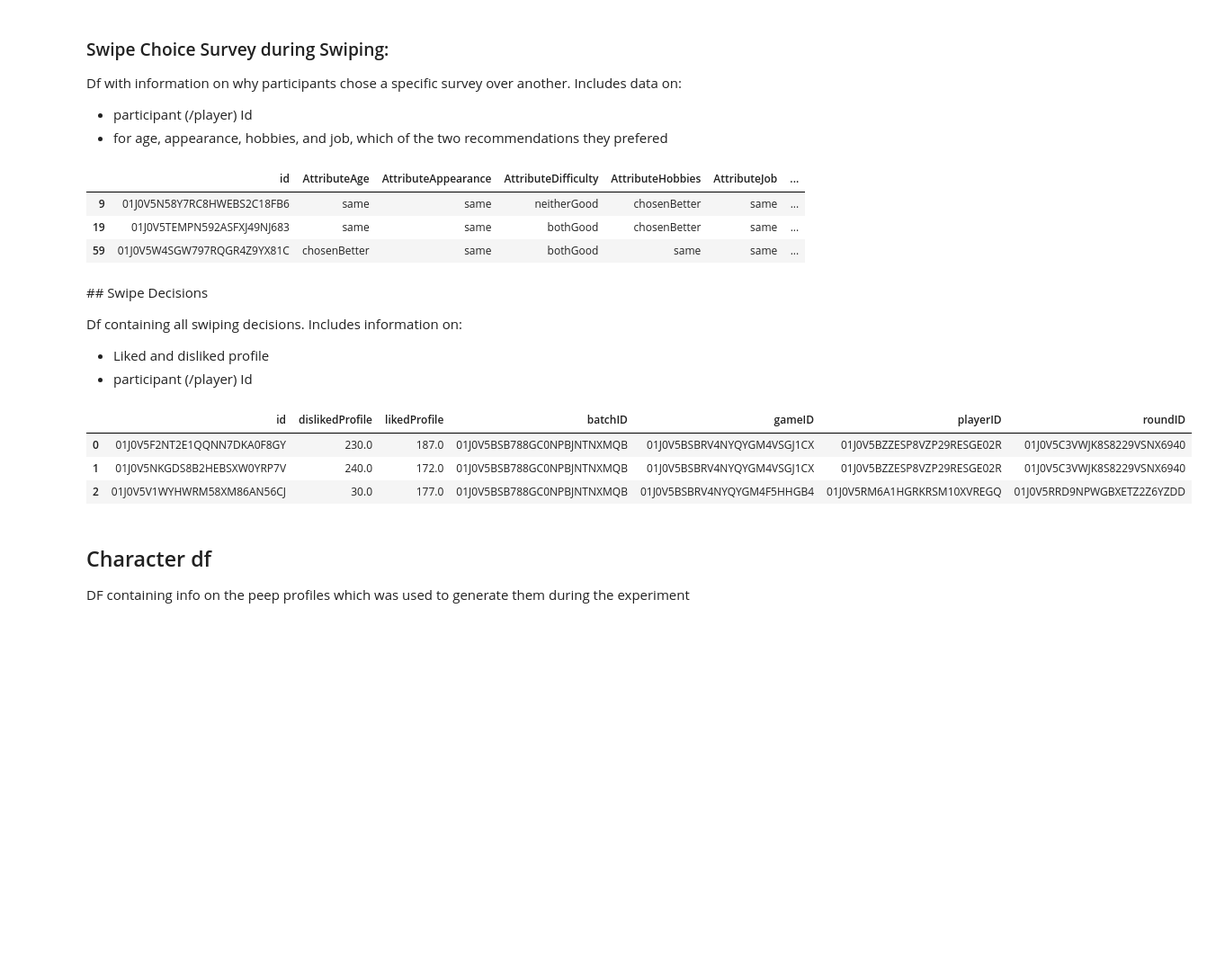
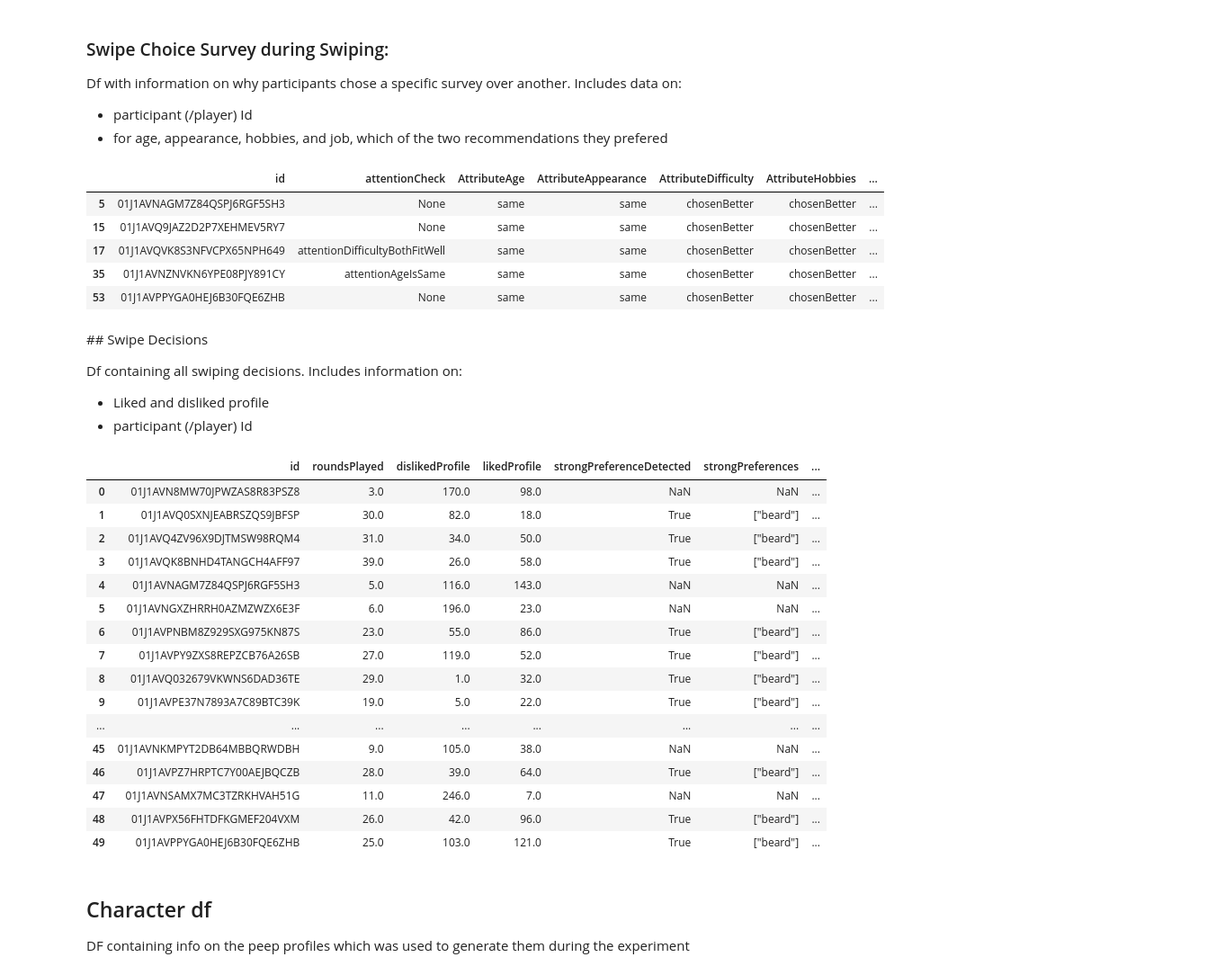
Before and after one commit to sofiahafner/dating-app-experiment-analysis, a Jupyter notebook: testing_data_structures.ipynb, the cells around one changed output. Shown at 90% size. Drawn from its saved outputs; the diff is of its cells as text; code cells hidden in the pictures; blank space fills up the shorter version.

Commit message:
adjusted to attention checks

```diff
--- a/testing_data_structures.ipynb
+++ b/testing_data_structures.ipynb
@@ -1,6 +1,6 @@
 # %%
 import pandas as pd
-path = "/Users/franziskahafner/Desktop/oii/trinity/thesis/experiment_data/dating-app-experiment-2024-06-20-18-40-20/"
+path = "/Users/franziskahafner/Desktop/oii/trinity/thesis/experiment_data/dating-app-experiment-2024-06-26-19-09-17/"
 # %%
 # path = "/Users/franziskahafner/Desktop/oii/trinity/thesis/experiment_data/dating-app-experiment-2024-06-19-10-43-43/"
 #
@@ -294,6 +276,7 @@ Df with information on why participants chose a specific survey over another. In
 - for age, appearance, hobbies, and job, which of the two recommendations they prefered
 # %%
 SwipeProfileProfileChoiceSurvey_df = playerStage_df[['id',
+                                                     'attentionCheck',
 'SwipeProfileChoiceSurvey_AttributeAge',
 'SwipeProfileChoiceSurvey_AttributeAppearance',
 'SwipeProfileChoiceSurvey_AttributeDifficulty',
@@ -307,12 +290,14 @@ SwipeProfileProfileChoiceSurvey_df.columns = [col.replace('SwipeProfileChoiceSur
 columns_to_check = [col for col in SwipeProfileProfileChoiceSurvey_df.columns if 'id' not in col.lower()]
 SwipeProfileProfileChoiceSurvey_df = SwipeProfileProfileChoiceSurvey_df.dropna(subset=columns_to_check, how='all')
 
-SwipeProfileProfileChoiceSurvey_df.head(3)
+SwipeProfileProfileChoiceSurvey_df#.head(3)
 # %% [output]
-|  | id | AttributeAge | AttributeAppearance | AttributeDifficulty | AttributeHobbies | AttributeJob | ... |
-| 9 | 01J0V5N58Y7RC8HWEBS2C18FB6 | same | same | neitherGood | chosenBetter | same | ... |
-| 19 | 01J0V5TEMPN592ASFXJ49NJ683 | same | same | bothGood | chosenBetter | same | ... |
-| 59 | 01J0V5W4SGW797RQGR4Z9YX81C | chosenBetter | same | bothGood | same | same | ... |
+|  | id | attentionCheck | AttributeAge | AttributeAppearance | AttributeDifficulty | AttributeHobbies | ... |
+| 5 | 01J1AVNAGM7Z84QSPJ6RGF5SH3 | None | same | same | chosenBetter | chosenBetter | ... |
+| 15 | 01J1AVQ9JAZ2D2P7XEHMEV5RY7 | None | same | same | chosenBetter | chosenBetter | ... |
+| 17 | 01J1AVQVK8S3NFVCPX65NPH649 | attentionDifficultyBothFitWell | same | same | chosenBetter | chosenBetter | ... |
+| 35 | 01J1AVNZNVKN6YPE08PJY891CY | attentionAgeIsSame | same | same | chosenBetter | chosenBetter | ... |
+| 53 | 01J1AVPPYGA0HEJ6B30FQE6ZHB | None | same | same | chosenBetter | chosenBetter | ... |
 # %% [markdown]
 ## Swipe Decisions
 
@@ -322,21 +307,38 @@ Df containing all swiping decisions. Includes information on:
 # %%
 list(playerStage_df.columns)
 SwipeDecision_df = playerStage_df[['id',
+'roundsPlayed',
 'dislikedProfile',
 'likedProfile',
+'strongPreferenceDetected',
+# 'genderPreferences',
+'strongPreferences',
 'batchID',
 'gameID',
 'playerID',
 'roundID']]
 columns_to_check = [col for col in SwipeDecision_df.columns if 'id' not in col.lower()]
 SwipeDecision_df = SwipeDecision_df.dropna(subset=columns_to_check, how='all')
 SwipeDecision_df.reset_index(drop=True, inplace=True)
-SwipeDecision_df.head(3)
+SwipeDecision_df#.head(3)
 # %% [output]
-|  | id | dislikedProfile | likedProfile | batchID | gameID | playerID | roundID |
-| 0 | 01J0V5F2NT2E1QQNN7DKA0F8GY | 230.0 | 187.0 | 01J0V5BSB788GC0NPBJNTNXMQB | 01J0V5BSBRV4NYQYGM4VSGJ1CX | 01J0V5BZZESP8VZP29RESGE02R | 01J0V5C3VWJK8S8229VSNX6940 |
-| 1 | 01J0V5NKGDS8B2HEBSXW0YRP7V | 240.0 | 172.0 | 01J0V5BSB788GC0NPBJNTNXMQB | 01J0V5BSBRV4NYQYGM4VSGJ1CX | 01J0V5BZZESP8VZP29RESGE02R | 01J0V5C3VWJK8S8229VSNX6940 |
-| 2 | 01J0V5V1WYHWRM58XM86AN56CJ | 30.0 | 177.0 | 01J0V5BSB788GC0NPBJNTNXMQB | 01J0V5BSBRV4NYQYGM4F5HHGB4 | 01J0V5RM6A1HGRKRSM10XVREGQ | 01J0V5RRD9NPWGBXETZ2Z6YZDD |
+|  | id | roundsPlayed | dislikedProfile | likedProfile | strongPreferenceDetected | strongPreferences | ... |
+| 0 | 01J1AVN8MW70JPWZAS8R83PSZ8 | 3.0 | 170.0 | 98.0 | NaN | NaN | ... |
+| 1 | 01J1AVQ0SXNJEABRSZQS9JBFSP | 30.0 | 82.0 | 18.0 | True | ["beard"] | ... |
+| 2 | 01J1AVQ4ZV96X9DJTMSW98RQM4 | 31.0 | 34.0 | 50.0 | True | ["beard"] | ... |
+| 3 | 01J1AVQK8BNHD4TANGCH4AFF97 | 39.0 | 26.0 | 58.0 | True | ["beard"] | ... |
+| 4 | 01J1AVNAGM7Z84QSPJ6RGF5SH3 | 5.0 | 116.0 | 143.0 | NaN | NaN | ... |
+| 5 | 01J1AVNGXZHRRH0AZMZWZX6E3F | 6.0 | 196.0 | 23.0 | NaN | NaN | ... |
+| 6 | 01J1AVPNBM8Z929SXG975KN87S | 23.0 | 55.0 | 86.0 | True | ["beard"] | ... |
+| 7 | 01J1AVPY9ZXS8REPZCB76A26SB | 27.0 | 119.0 | 52.0 | True | ["beard"] | ... |
+| 8 | 01J1AVQ032679VKWNS6DAD36TE | 29.0 | 1.0 | 32.0 | True | ["beard"] | ... |
+| 9 | 01J1AVPE37N7893A7C89BTC39K | 19.0 | 5.0 | 22.0 | True | ["beard"] | ... |
+| ... | ... | ... | ... | ... | ... | ... | ... |
+| 45 | 01J1AVNKMPYT2DB64MBBQRWDBH | 9.0 | 105.0 | 38.0 | NaN | NaN | ... |
+| 46 | 01J1AVPZ7HRPTC7Y00AEJBQCZB | 28.0 | 39.0 | 64.0 | True | ["beard"] | ... |
+| 47 | 01J1AVNSAMX7MC3TZRKHVAH51G | 11.0 | 246.0 | 7.0 | NaN | NaN | ... |
+| 48 | 01J1AVPX56FHTDFKGMEF204VXM | 26.0 | 42.0 | 96.0 | True | ["beard"] | ... |
+| 49 | 01J1AVPPYGA0HEJ6B30FQE6ZHB | 25.0 | 103.0 | 121.0 | True | ["beard"] | ... |
 # %% [markdown]
 ## Character df
 
```
Also changed, not shown: parts of 14 cells of this notebook.
